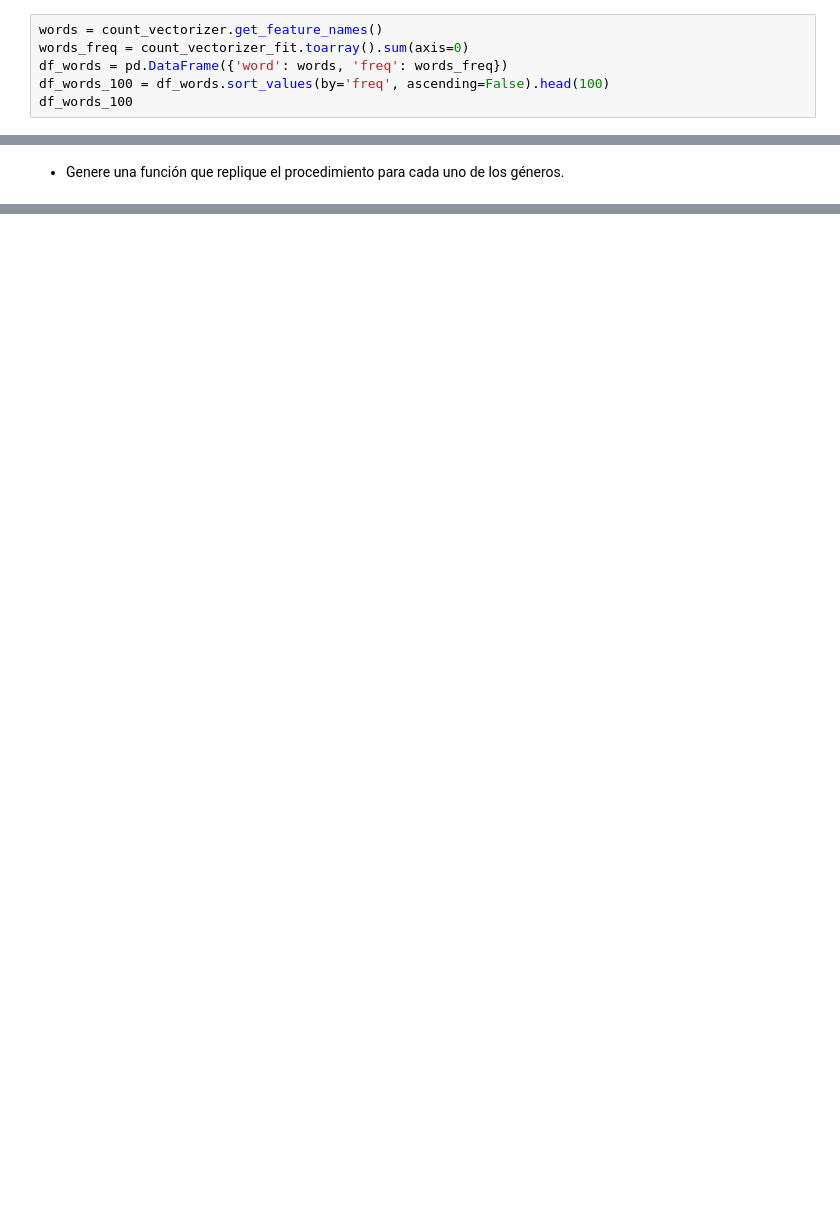
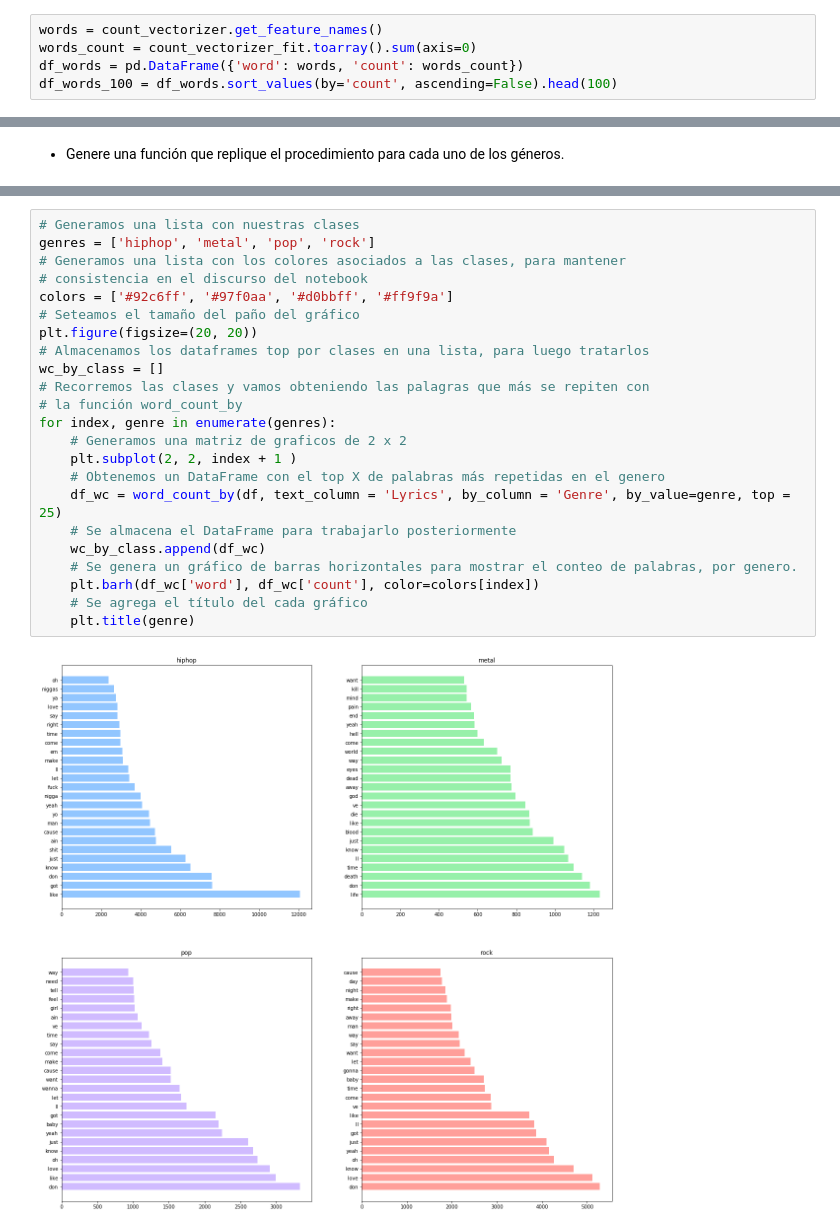
Before and after one commit to ridexmoler/modulo-machine-learning, a Jupyter notebook: semana2/sesion3/Pablo-Rocco-ACT003/notebook.ipynb, the cells around one changed output, grey strips where cells are left out. Saved outputs shown, nothing was run; the diff lists cells and outputs as text; blank space fills up the shorter version.

```diff
--- a/semana2/sesion3/Pablo-Rocco-ACT003/notebook.ipynb
+++ b/semana2/sesion3/Pablo-Rocco-ACT003/notebook.ipynb
@@ -190,7 +195,6 @@ count_vectorizer_fit = count_vectorizer.fit_transform(df['Lyrics'])
 * Aplique la clase para extraer las 100 palabras más repetidas en toda la base de datos.
 # %%
 words = count_vectorizer.get_feature_names()
-words_freq = count_vectorizer_fit.toarray().sum(axis=0)
-df_words = pd.DataFrame({'word': words, 'freq': words_freq})
-df_words_100 = df_words.sort_values(by='freq', ascending=False).head(100)
-df_words_100
+words_count = count_vectorizer_fit.toarray().sum(axis=0)
+df_words = pd.DataFrame({'word': words, 'count': words_count})
+df_words_100 = df_words.sort_values(by='count', ascending=False).head(100)
@@ -213,0 +236,25 @@ for gen in df['Genre'].unique():
+# %%
+# Generamos una lista con nuestras clases
+genres = ['hiphop', 'metal', 'pop', 'rock']
+# Generamos una lista con los colores asociados a las clases, para mantener
+# consistencia en el discurso del notebook
+colors = ['#92c6ff', '#97f0aa', '#d0bbff', '#ff9f9a']
+# Seteamos el tamaño del paño del gráfico
+plt.figure(figsize=(20, 20))
+# Almacenamos los dataframes top por clases en una lista, para luego tratarlos
+wc_by_class = []
+# Recorremos las clases y vamos obteniendo las palagras que más se repiten con
+# la función word_count_by
+for index, genre in enumerate(genres):
+    # Generamos una matriz de graficos de 2 x 2
+    plt.subplot(2, 2, index + 1 )
+    # Obtenemos un DataFrame con el top X de palabras más repetidas en el genero
+    df_wc = word_count_by(df, text_column = 'Lyrics', by_column = 'Genre', by_value=genre, top = 25)
+    # Se almacena el DataFrame para trabajarlo posteriormente
+    wc_by_class.append(df_wc)
+    # Se genera un gráfico de barras horizontales para mostrar el conteo de palabras, por genero.
+    plt.barh(df_wc['word'], df_wc['count'], color=colors[index])
+    # Se agrega el título del cada gráfico
+    plt.title(genre)
+# %% [output]
+[figure, added]
```
Also changed, not shown: parts of 73 cells of this notebook.
